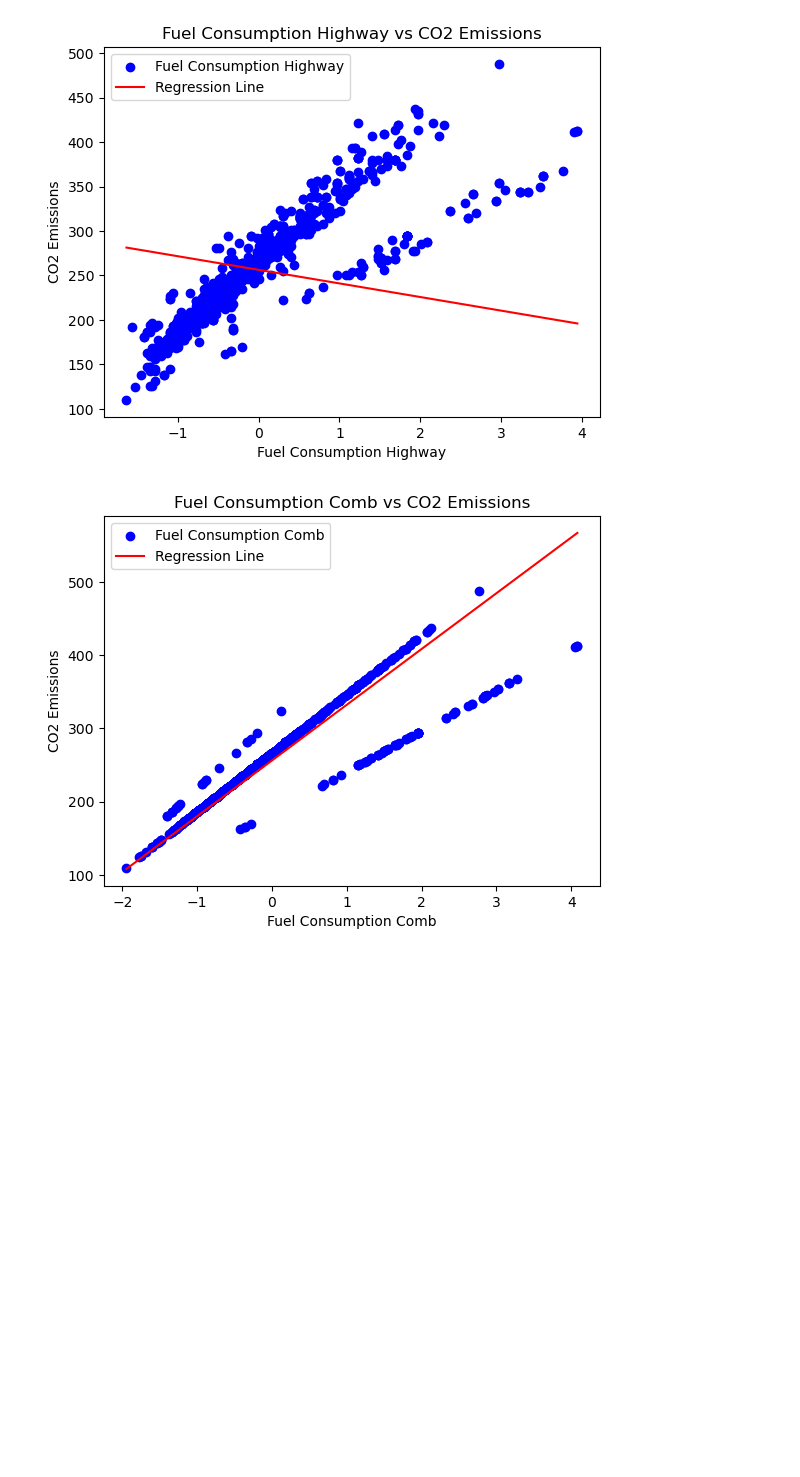
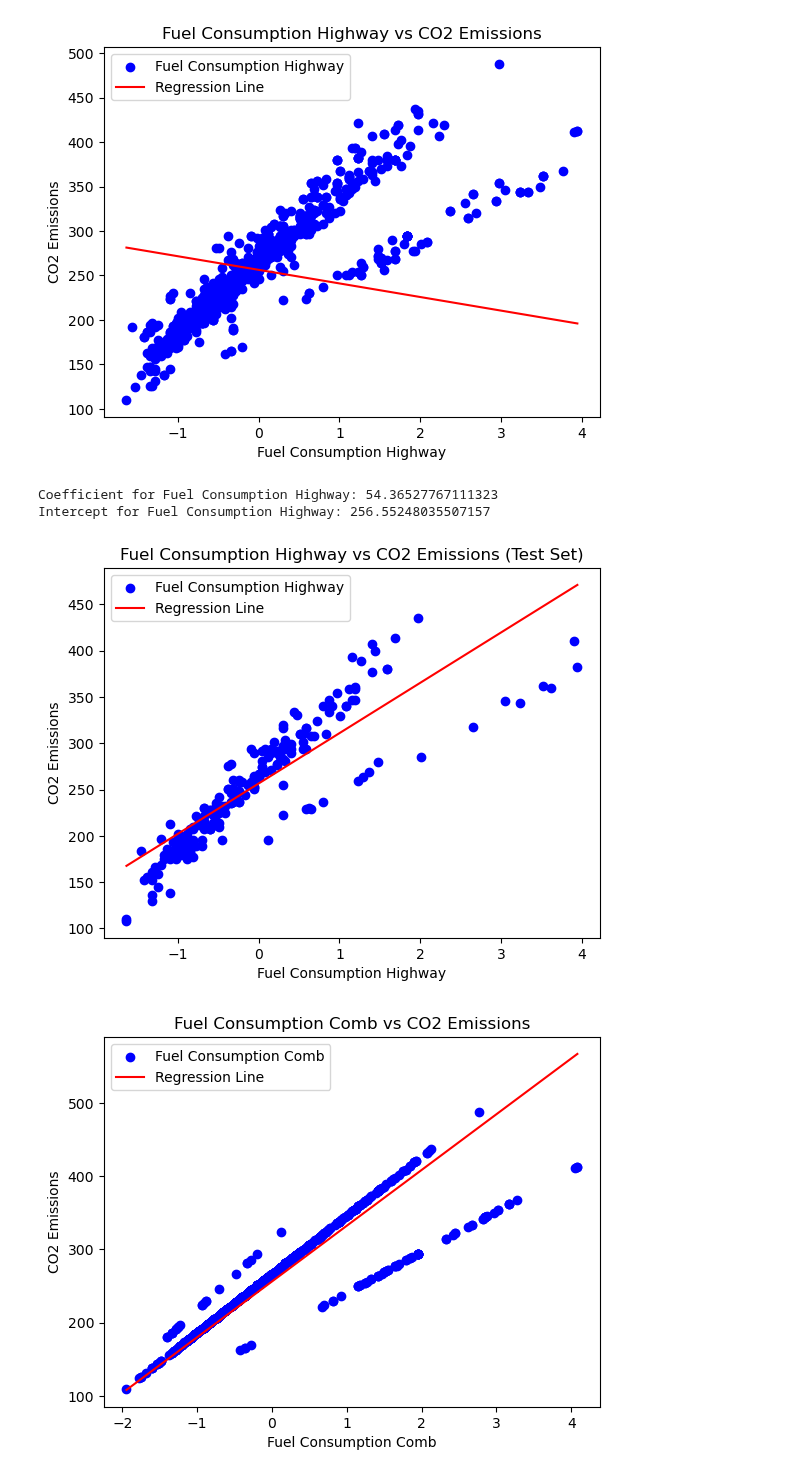
Before and after one commit to gps-stellar/Simple-Regression-Models, a Jupyter notebook: Multiple_Linear_Regression.ipynb, the cells around one changed output. Cells and saved outputs as stored; diff of their text form; code cells hidden in the pictures; blank space fills up the shorter version.

Commit message:
Finish all the graphs with the better fitting line regression results

```diff
--- a/Multiple_Linear_Regression.ipynb
+++ b/Multiple_Linear_Regression.ipynb
@@ -350,6 +350,31 @@ plt.legend()
 plt.show()
 # %% [output]
 [figure]
+# %%
+X_train_4 = X_train[:,3]
+regressor_4 = linear_model.LinearRegression()
+regressor_4.fit(X_train_4.reshape(-1, 1), y_train)
+coef_4 = regressor_4.coef_[0]
+intercept_4 = regressor_4.intercept_
+print("Coefficient for Fuel Consumption Highway:", coef_4)
+print("Intercept for Fuel Consumption Highway:", intercept_4)
+# %% [output]
+Coefficient for Fuel Consumption Highway: 54.36527767111323
+Intercept for Fuel Consumption Highway: 256.55248035507157
+# %%
+X_test_4 = X_test[:,3]
+plt.scatter(X_test_4, y_test, color='blue', label='Fuel Consumption Highway')
+# Regression Line
+x_vals_4 = np.linspace(X_test_4.min(), X_test_4.max(), 100)
+y_vals_4 = coef_4 * x_vals_4 + intercept_4
+plt.plot(x_vals_4, y_vals_4, color='red', label='Regression Line')
+plt.xlabel('Fuel Consumption Highway')
+plt.ylabel('CO2 Emissions')
+plt.title('Fuel Consumption Highway vs CO2 Emissions (Test Set)')
+plt.legend()
+plt.show()
+# %% [output]
+[figure, added]
 # %%
 plt.scatter(X_train[:, 4], y_train, color='blue', label='Fuel Consumption Comb')
 # Regression Line
```
Also changed, not shown: parts of 4 cells of this notebook.
